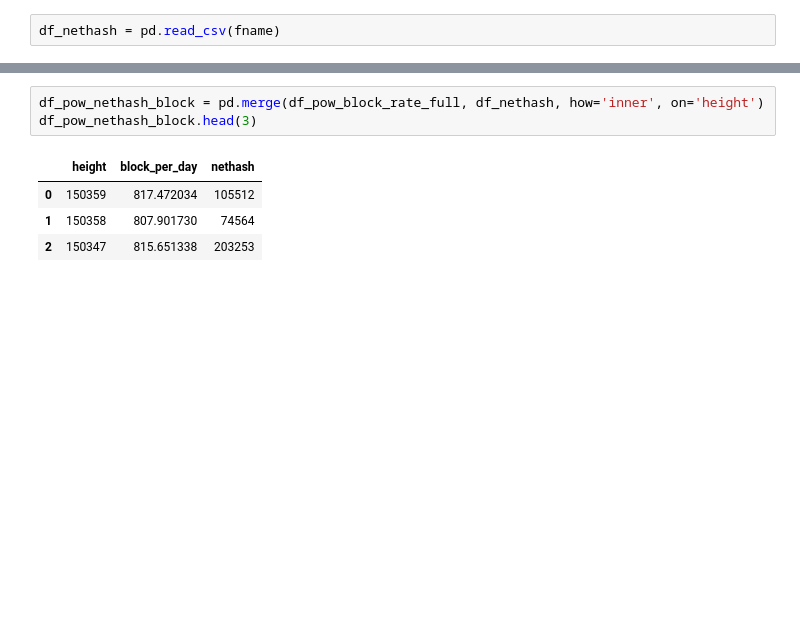
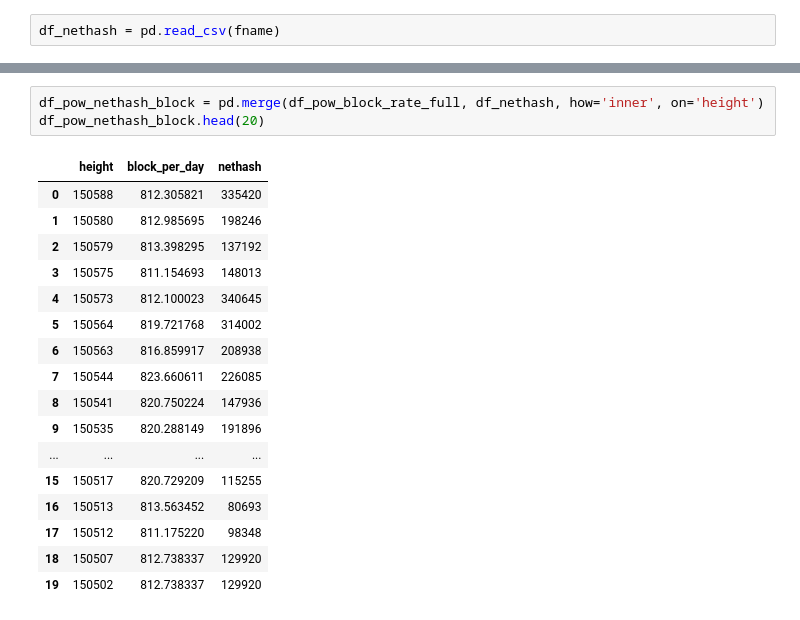
Before and after one commit to kxi/mining-coin-stats, a Jupyter notebook: analyze_SPD.ipynb, the cells around one changed output, grey strips where cells are left out. Saved outputs shown, nothing was run; the diff lists cells and outputs as text; blank space fills up the shorter version.

```diff
--- a/analyze_SPD.ipynb
+++ b/analyze_SPD.ipynb
@@ -206,11 +237,24 @@ df_nethash.head(20)
 # %%
 df_pow_nethash_block = pd.merge(df_pow_block_rate_full, df_nethash, how='inner', on='height')
-df_pow_nethash_block.head(3)
+df_pow_nethash_block.head(20)
 # %% [output]
 |  | height | block_per_day | nethash |
-| 0 | 150359 | 817.472034 | 105512 |
-| 1 | 150358 | 807.901730 | 74564 |
-| 2 | 150347 | 815.651338 | 203253 |
+| 0 | 150588 | 812.305821 | 335420 |
+| 1 | 150580 | 812.985695 | 198246 |
+| 2 | 150579 | 813.398295 | 137192 |
+| 3 | 150575 | 811.154693 | 148013 |
+| 4 | 150573 | 812.100023 | 340645 |
+| 5 | 150564 | 819.721768 | 314002 |
+| 6 | 150563 | 816.859917 | 208938 |
+| 7 | 150544 | 823.660611 | 226085 |
+| 8 | 150541 | 820.750224 | 147936 |
+| 9 | 150535 | 820.288149 | 191896 |
+| ... | ... | ... | ... |
+| 15 | 150517 | 820.729209 | 115255 |
+| 16 | 150513 | 813.563452 | 80693 |
+| 17 | 150512 | 811.175220 | 98348 |
+| 18 | 150507 | 812.738337 | 129920 |
+| 19 | 150502 | 812.738337 | 129920 |
 # %%
 df_pow_nethash_block["profit"]=df_pow_nethash_block["block_per_day"]*our_nethash/df_pow_nethash_block["nethash"]*coin_per_block
 df_pow_nethash_block_profit = df_pow_nethash_block
```
Also changed, not shown: parts of 22 cells of this notebook, 5 other files.
